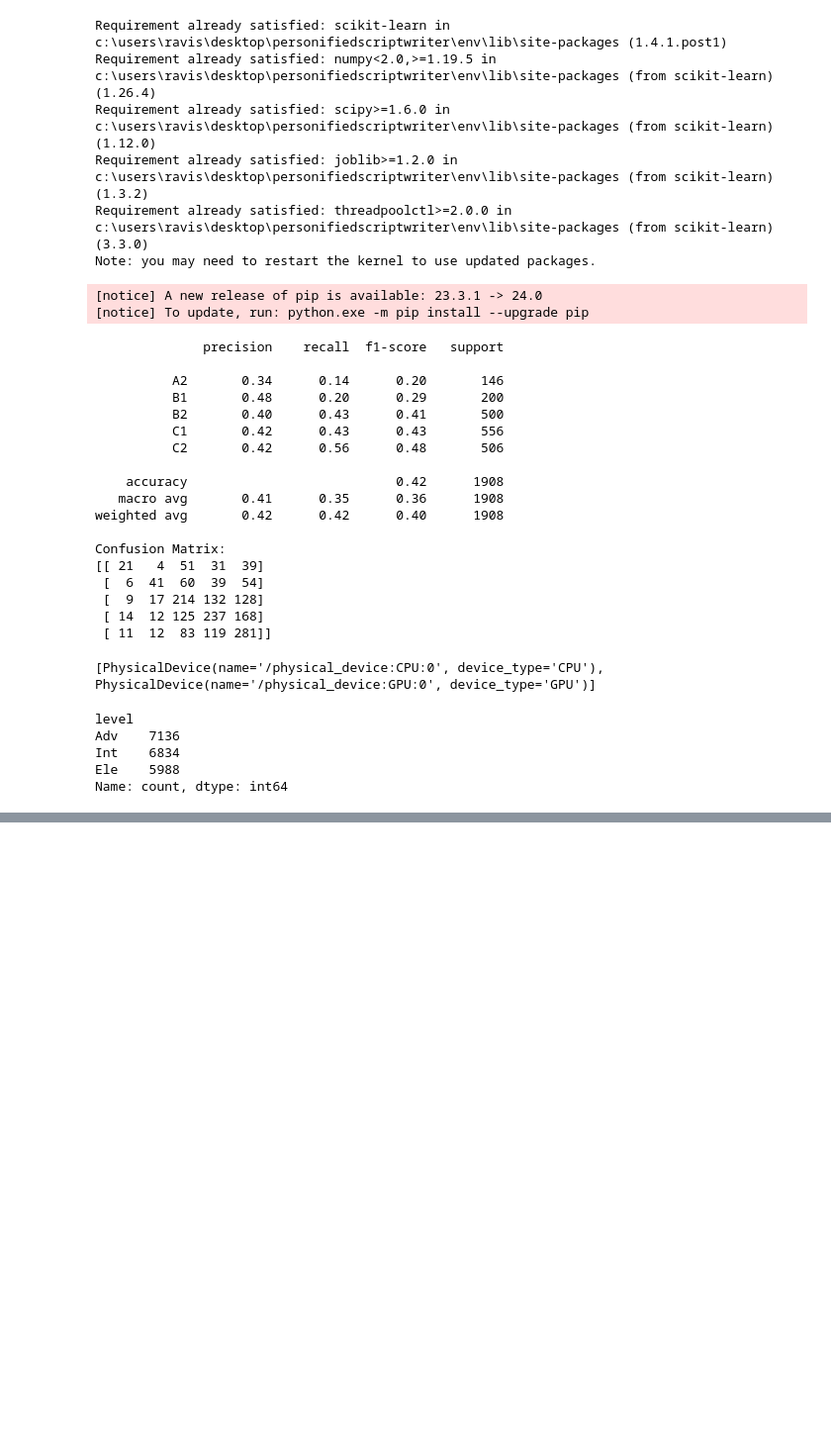
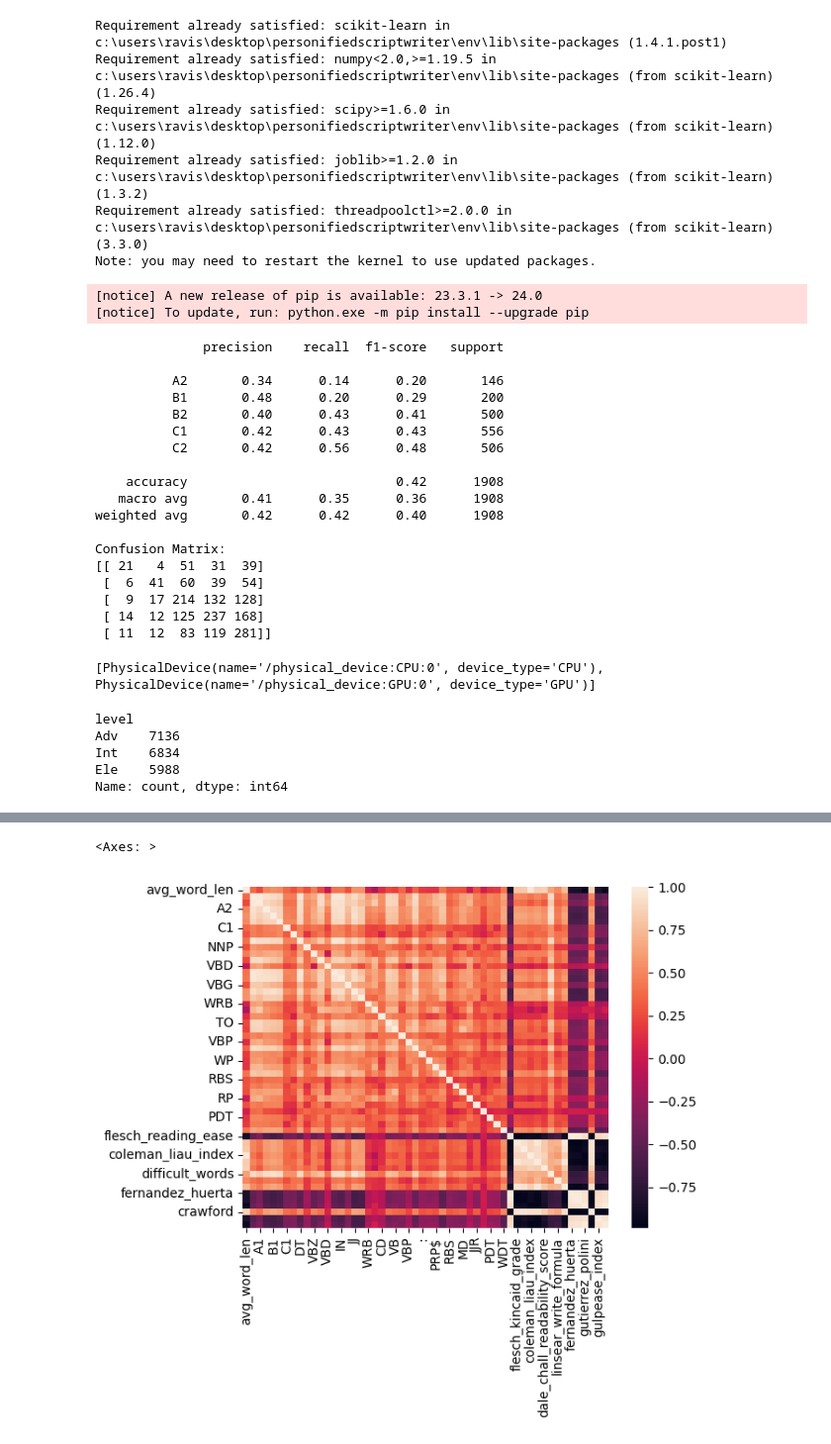
Before and after one commit to AKHILESH200/PersonifiedScriptWriter, a Jupyter notebook: phase-1-cerf/1.ipynb, the cells around one changed output, grey strips where cells are left out. Shown at 99% size. Drawn from its saved outputs; the diff is of its cells as text; code cells hidden in the pictures; blank space fills up the shorter version.

```diff
--- a/phase-1-cerf/1.ipynb
+++ b/phase-1-cerf/1.ipynb
@@ -318,0 +465,19 @@ Name: count, dtype: int64
+# %%
+from nlp import preprocessing as pp
+import pandas as pd
+vocab_dict = pp.get_cefr_word_dictionary()
+adv_vocab_dict = pp.get_cefr_word_dictionary_adv()
+cefr_data = pd.read_csv('data/cefr_readings.csv')
+cefr_avg_word = pp.get_avg_word_length(cefr_data, 'documents')
+cefr_data['avg_word_len'] = cefr_avg_word
+cefr_levels_df = pp.get_word_level_dataframe(cefr_data, 'documents', vocab_dict, adv_vocab_dict)
+cefr_pos_df = pp.get_part_of_speech_dataframe(cefr_data, 'documents')
+
+drop_pos = []
+for row in pd.DataFrame(cefr_pos_df.sum()).iterrows():
+    if row[1][0] < 100:
+        drop_pos.append(row[0])
+drop_pos
+
+cefr_pos_df.drop(drop_pos, axis=1, inplace=True)
+cefr_df = pp.get_full_dataframe(cefr_data, 'documents', 'cefr_level', cefr_levels_df, cefr_pos_df)
@@ -318,0 +522,19 @@ Name: count, dtype: int64
+# %%
+df=cefr_df.copy()
+# %%
+df['flesch_reading_ease'] = df['documents'].apply(textstat.flesch_reading_ease)
+df['flesch_kincaid_grade'] = df['documents'].apply(textstat.flesch_kincaid_grade)
+df['smog_index'] = df['documents'].apply(textstat.smog_index)
+df['coleman_liau_index'] = df['documents'].apply(textstat.coleman_liau_index)
+df['automated_readability_index'] = df['documents'].apply(textstat.automated_readability_index)
+df['dale_chall_readability_score'] = df['documents'].apply(textstat.dale_chall_readability_score)
+df['difficult_words'] = df['documents'].apply(textstat.difficult_words)
+df['linsear_write_formula'] = df['documents'].apply(textstat.linsear_write_formula)
+df['gunning_fog'] = df['documents'].apply(textstat.gunning_fog)
+df['text_standard'] = df['documents'].apply(textstat.text_standard)
+df['fernandez_huerta'] = df['documents'].apply(textstat.fernandez_huerta)
+df['szigriszt_pazos'] = df['documents'].apply(textstat.szigriszt_pazos)
+df['gutierrez_polini'] = df['documents'].apply(textstat.gutierrez_polini)
+df['crawford'] = df['documents'].apply(textstat.crawford)
+df['gulpease_index'] = df['documents'].apply(textstat.gulpease_index)
+df['osman'] = df['documents'].apply(textstat.osman)
@@ -318,0 +580,7 @@ Name: count, dtype: int64
+# %%
+import seaborn as sns
+from matplotlib import pyplot as plt
+sns.heatmap(df.corr())
+# %% [output]
+<Axes: >
+[figure, added]
```
Also changed, not shown: parts of 16 cells of this notebook, 9 other files.
